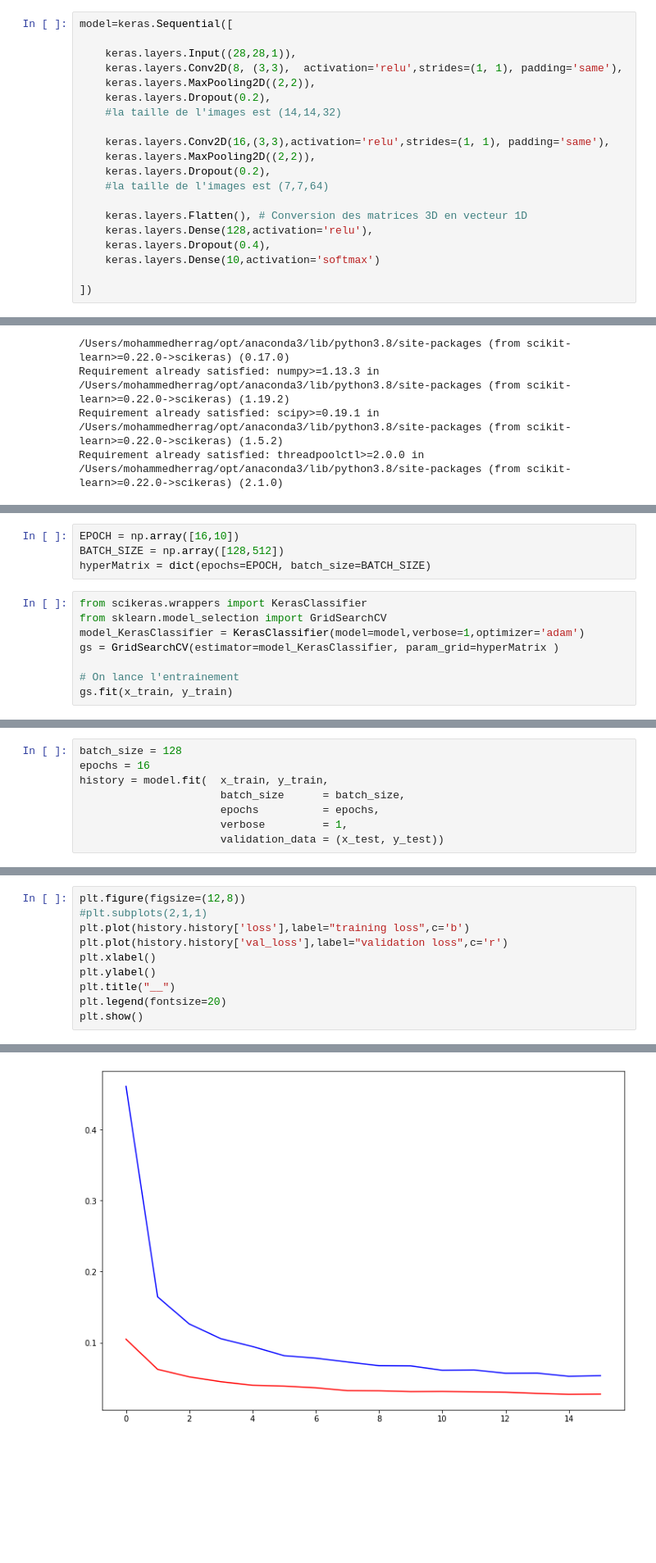
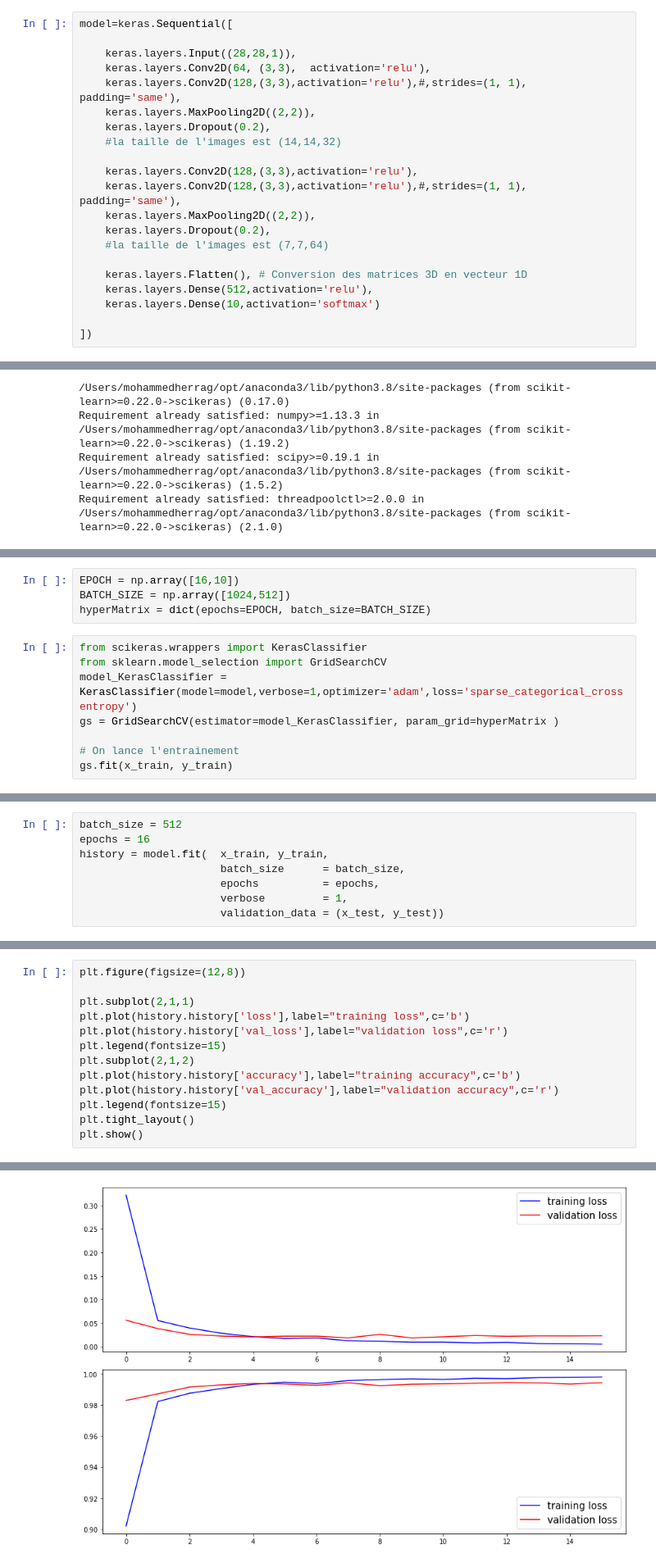
Before and after one commit to Herrag-Mohammed/classification_des_images-MNIST-_avec_CNN, a Jupyter notebook: cnn.ipynb, the cells around one changed output, grey strips where cells are left out. Shown at 82% size. Drawn from its saved outputs; the diff is of its cells as text; blank space fills up the shorter version.

```diff
--- a/cnn.ipynb
+++ b/cnn.ipynb
@@ -37,19 +37,20 @@ plt.show()
 model=keras.Sequential([
 
     keras.layers.Input((28,28,1)),
-    keras.layers.Conv2D(8, (3,3),  activation='relu',strides=(1, 1), padding='same'),
+    keras.layers.Conv2D(64, (3,3),  activation='relu'),
+    keras.layers.Conv2D(128,(3,3),activation='relu'),#,strides=(1, 1), padding='same'),
     keras.layers.MaxPooling2D((2,2)),
     keras.layers.Dropout(0.2),
     #la taille de l'images est (14,14,32)
 
-    keras.layers.Conv2D(16,(3,3),activation='relu',strides=(1, 1), padding='same'),
+    keras.layers.Conv2D(128,(3,3),activation='relu'),
+    keras.layers.Conv2D(128,(3,3),activation='relu'),#,strides=(1, 1), padding='same'),
     keras.layers.MaxPooling2D((2,2)),
     keras.layers.Dropout(0.2),
     #la taille de l'images est (7,7,64)
 
     keras.layers.Flatten(), # Conversion des matrices 3D en vecteur 1D
-    keras.layers.Dense(128,activation='relu'),
-    keras.layers.Dropout(0.4),
+    keras.layers.Dense(512,activation='relu'),
     keras.layers.Dense(10,activation='softmax')
 
 ])
@@ -92,11 +95,11 @@ Requirement already satisfied: threadpoolctl>=2.0.0 in /Users/mohammedherrag/opt
 # %%
 EPOCH = np.array([16,10])
-BATCH_SIZE = np.array([128,512])
+BATCH_SIZE = np.array([1024,512])
 hyperMatrix = dict(epochs=EPOCH, batch_size=BATCH_SIZE)
 # %%
 from scikeras.wrappers import KerasClassifier
 from sklearn.model_selection import GridSearchCV
-model_KerasClassifier = KerasClassifier(model=model,verbose=1,optimizer='adam')
+model_KerasClassifier = KerasClassifier(model=model,verbose=1,optimizer='adam',loss='sparse_categorical_crossentropy')
 gs = GridSearchCV(estimator=model_KerasClassifier, param_grid=hyperMatrix )
 
 # On lance l'entrainement
@@ -110,5 +136,5 @@ Meilleur Score:         98.83166666666666%
 # %%
-batch_size = 128
+batch_size = 512
 epochs = 16
 history = model.fit(  x_train, y_train,
                       batch_size      = batch_size,
@@ -146,11 +174,14 @@ NameError: name 'loss' is not defined
 # %%
 plt.figure(figsize=(12,8))
-#plt.subplots(2,1,1)
+
+plt.subplot(2,1,1)
 plt.plot(history.history['loss'],label="training loss",c='b')
 plt.plot(history.history['val_loss'],label="validation loss",c='r')
-plt.xlabel()
-plt.ylabel()
-plt.title("__")
-plt.legend(fontsize=20)
+plt.legend(fontsize=15)
+plt.subplot(2,1,2)
+plt.plot(history.history['accuracy'],label="training accuracy",c='b')
+plt.plot(history.history['val_accuracy'],label="validation accuracy",c='r')
+plt.legend(fontsize=15)
+plt.tight_layout()
 plt.show()
 # %% [output]
@@ -158 +188 @@ TypeError: xlabel() missing 1 required positional argument: 'xlabel'
-[figure, old version]
+[figure, new version]
```
Also changed, not shown: parts of 18 cells of this notebook, 1 other file.
